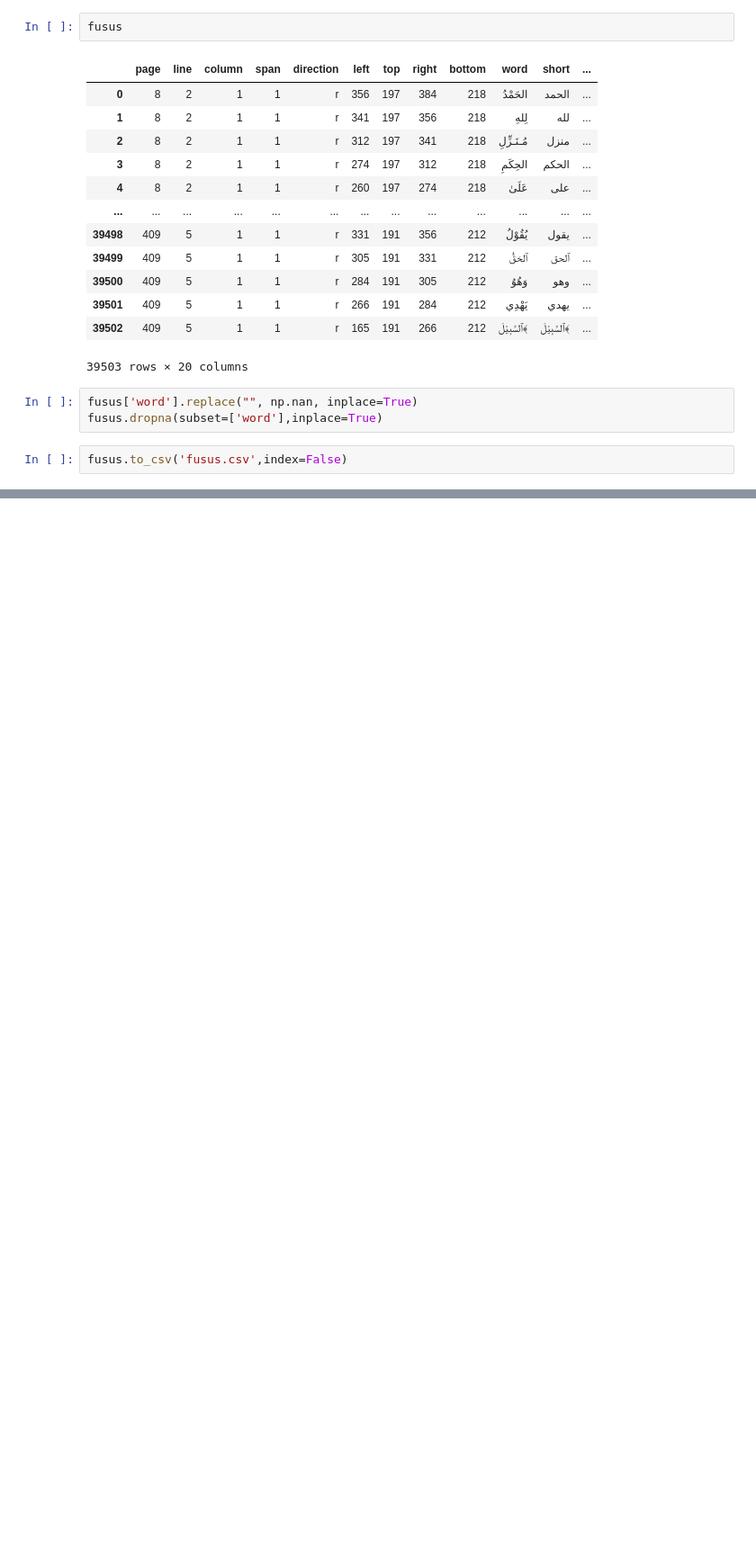
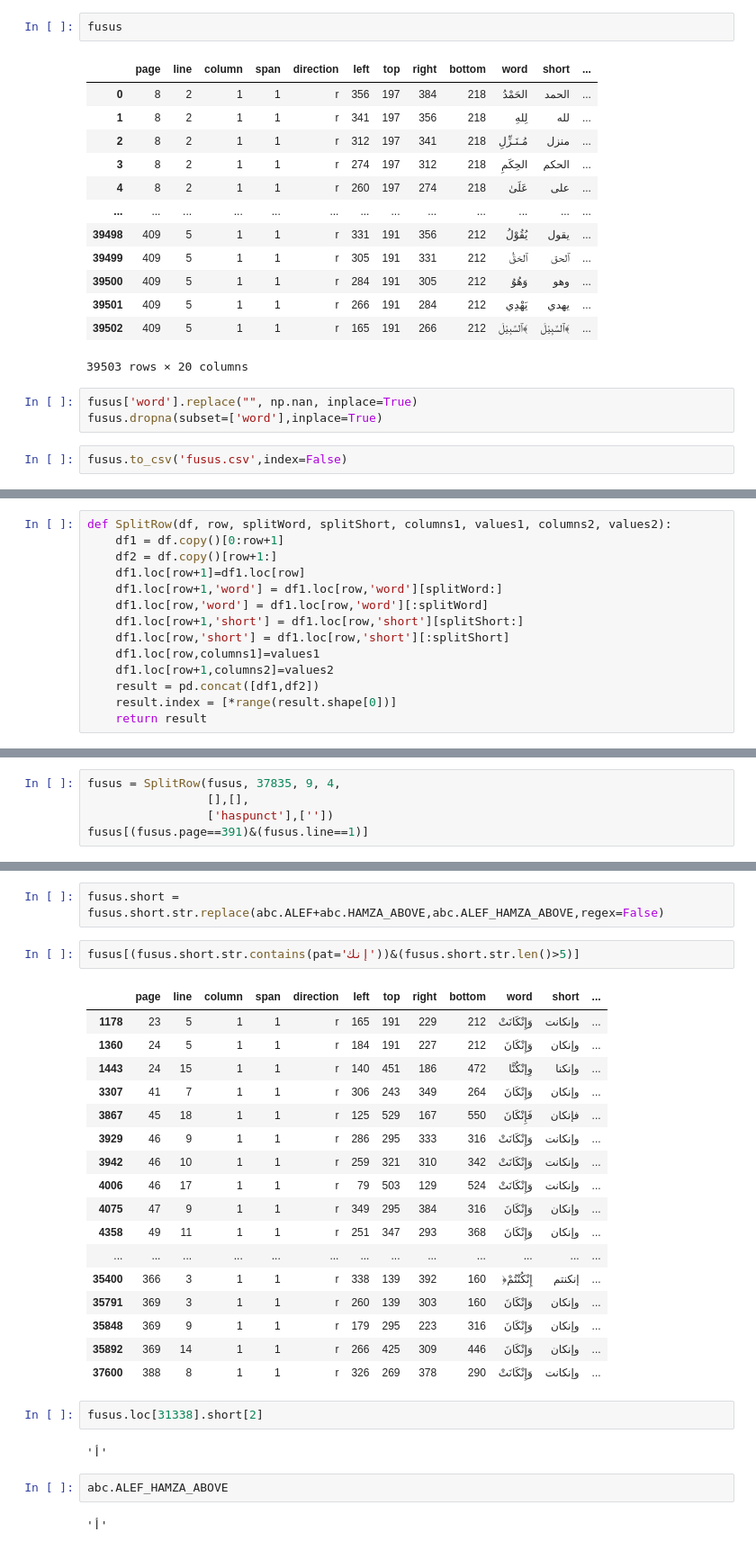
Before and after one commit to among/fusus, a Jupyter notebook: fusust-text-laboratory/SplittingWords.ipynb, the cells around one changed output, grey strips where cells are left out. Shown at 90% size. Drawn from its saved outputs; the diff is of its cells as text; blank space fills up the shorter version.

```diff
--- a/fusust-text-laboratory/SplittingWords.ipynb
+++ b/fusust-text-laboratory/SplittingWords.ipynb
@@ -78,0 +52,14 @@ See the caveats in the documentation: https://pandas.pydata.org/pandas-docs/stab
+# %%
+def SplitRow(df, row, splitWord, splitShort, columns1, values1, columns2, values2):
+    df1 = df.copy()[0:row+1]
+    df2 = df.copy()[row+1:]
+    df1.loc[row+1]=df1.loc[row]
+    df1.loc[row+1,'word'] = df1.loc[row,'word'][splitWord:]
+    df1.loc[row,'word'] = df1.loc[row,'word'][:splitWord]
+    df1.loc[row+1,'short'] = df1.loc[row,'short'][splitShort:]
+    df1.loc[row,'short'] = df1.loc[row,'short'][:splitShort]
+    df1.loc[row,columns1]=values1
+    df1.loc[row+1,columns2]=values2
+    result = pd.concat([df1,df2])
+    result.index = [*range(result.shape[0])]
+    return result
@@ -78,0 +96,5 @@ See the caveats in the documentation: https://pandas.pydata.org/pandas-docs/stab
+# %%
+fusus = SplitRow(fusus, 37835, 9, 4,
+                 [],[],
+                 ['haspunct'],[''])
+fusus[(fusus.page==391)&(fusus.line==1)]
@@ -78,0 +153,30 @@ See the caveats in the documentation: https://pandas.pydata.org/pandas-docs/stab
+# %%
+fusus.short = fusus.short.str.replace(abc.ALEF+abc.HAMZA_ABOVE,abc.ALEF_HAMZA_ABOVE,regex=False)
+# %%
+fusus[(fusus.short.str.contains(pat='إنك'))&(fusus.short.str.len()>5)]
+# %% [output]
+|  | page | line | column | span | direction | left | top | right | bottom | word | short | ... |
+| 1178 | 23 | 5 | 1 | 1 | r | 165 | 191 | 229 | 212 | وَإِنْكَانَتْ | وإنكانت | ... |
+| 1360 | 24 | 5 | 1 | 1 | r | 184 | 191 | 227 | 212 | وَإِنْكَانَ | وإنكان | ... |
+| 1443 | 24 | 15 | 1 | 1 | r | 140 | 451 | 186 | 472 | وِإنْكُنَّا | وإنكنا | ... |
+| 3307 | 41 | 7 | 1 | 1 | r | 306 | 243 | 349 | 264 | وَإِنْكَانَ | وإنكان | ... |
+| 3867 | 45 | 18 | 1 | 1 | r | 125 | 529 | 167 | 550 | فَإِنْكَانَ | فإنكان | ... |
+| 3929 | 46 | 9 | 1 | 1 | r | 286 | 295 | 333 | 316 | وَإِنْكَانَتْ | وإنكانت | ... |
+| 3942 | 46 | 10 | 1 | 1 | r | 259 | 321 | 310 | 342 | وَإِنْكَانَتْ | وإنكانت | ... |
+| 4006 | 46 | 17 | 1 | 1 | r | 79 | 503 | 129 | 524 | وَإِنْكَانَتْ | وإنكانت | ... |
+| 4075 | 47 | 9 | 1 | 1 | r | 349 | 295 | 384 | 316 | وَإِنْكَانَ | وإنكان | ... |
+| 4358 | 49 | 11 | 1 | 1 | r | 251 | 347 | 293 | 368 | وَإِنْكَانَ | وإنكان | ... |
+| ... | ... | ... | ... | ... | ... | ... | ... | ... | ... | ... | ... | ... |
+| 35400 | 366 | 3 | 1 | 1 | r | 338 | 139 | 392 | 160 | ﴿إِنْكُنْتُمْ | إنكنتم | ... |
+| 35791 | 369 | 3 | 1 | 1 | r | 260 | 139 | 303 | 160 | وَإِنْكَانَ | وإنكان | ... |
+| 35848 | 369 | 9 | 1 | 1 | r | 179 | 295 | 223 | 316 | وَإِنْكَانَ | وإنكان | ... |
+| 35892 | 369 | 14 | 1 | 1 | r | 266 | 425 | 309 | 446 | وَإِنْكَانَ | وإنكان | ... |
+| 37600 | 388 | 8 | 1 | 1 | r | 326 | 269 | 378 | 290 | وَإِنْكَانَتْ | وإنكانت | ... |
+# %%
+fusus.loc[31338].short[2]
+# %% [output]
+'أ'
+# %%
+abc.ALEF_HAMZA_ABOVE
+# %% [output]
+'أ'
```
Also changed, not shown: parts of 18 cells of this notebook, 1 other file.
